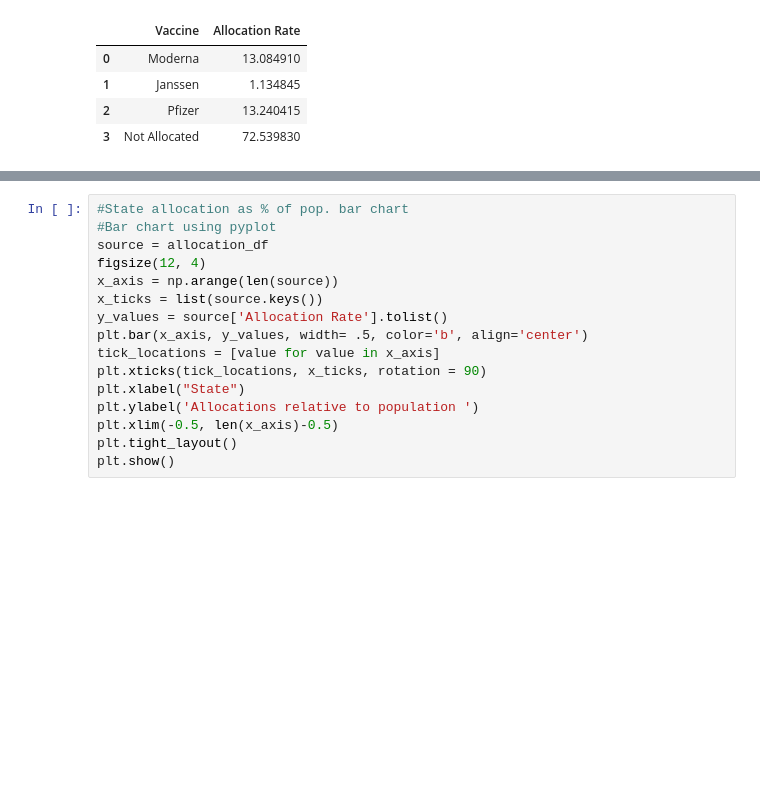
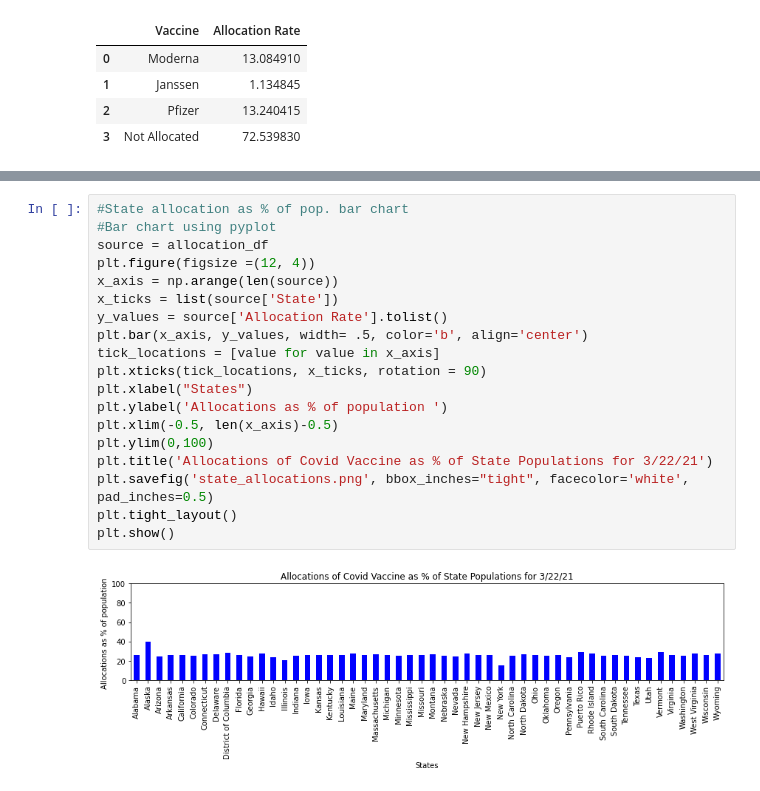
Before and after one commit to millerbrook/ETL-Project, a Jupyter notebook: Analysis_Brook.ipynb, the cells around one changed output, grey strips where cells are left out. Saved outputs shown, nothing was run; the diff lists cells and outputs as text; blank space fills up the shorter version.

```diff
--- a/Analysis_Brook.ipynb
+++ b/Analysis_Brook.ipynb
@@ -84,19 +83,24 @@ by_vaccine_df
 # %%
 #State allocation as % of pop. bar chart
 #Bar chart using pyplot
 source = allocation_df
-figsize(12, 4)
+plt.figure(figsize =(12, 4))
 x_axis = np.arange(len(source))
-x_ticks = list(source.keys())
+x_ticks = list(source['State'])
 y_values = source['Allocation Rate'].tolist()
 plt.bar(x_axis, y_values, width= .5, color='b', align='center')
 tick_locations = [value for value in x_axis]
 plt.xticks(tick_locations, x_ticks, rotation = 90)
-plt.xlabel("State")
-plt.ylabel('Allocations relative to population ')
+plt.xlabel("States")
+plt.ylabel('Allocations as % of population ')
 plt.xlim(-0.5, len(x_axis)-0.5)
+plt.ylim(0,100)
+plt.title('Allocations of Covid Vaccine as % of State Populations for 3/22/21')
+plt.savefig('state_allocations.png', bbox_inches="tight", facecolor='white', pad_inches=0.5)
 plt.tight_layout()
 plt.show()
+# %% [output]
+[figure, added]
 # %%
 #Florida Data Pie Plot
 florida_df = allocation_df[allocation_df["State"]=='Florida']
```
Also changed, not shown: parts of 5 cells of this notebook, 3 other files.
